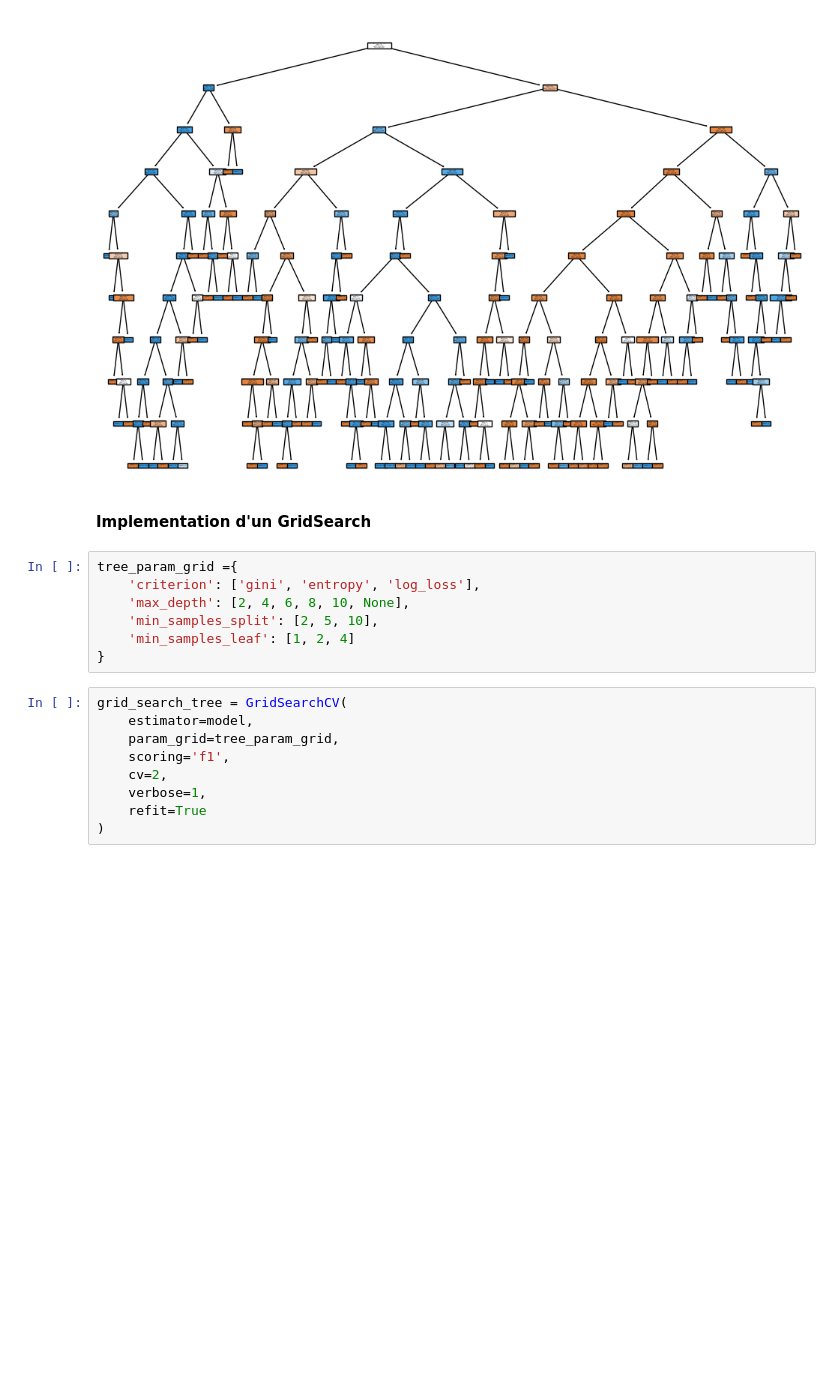
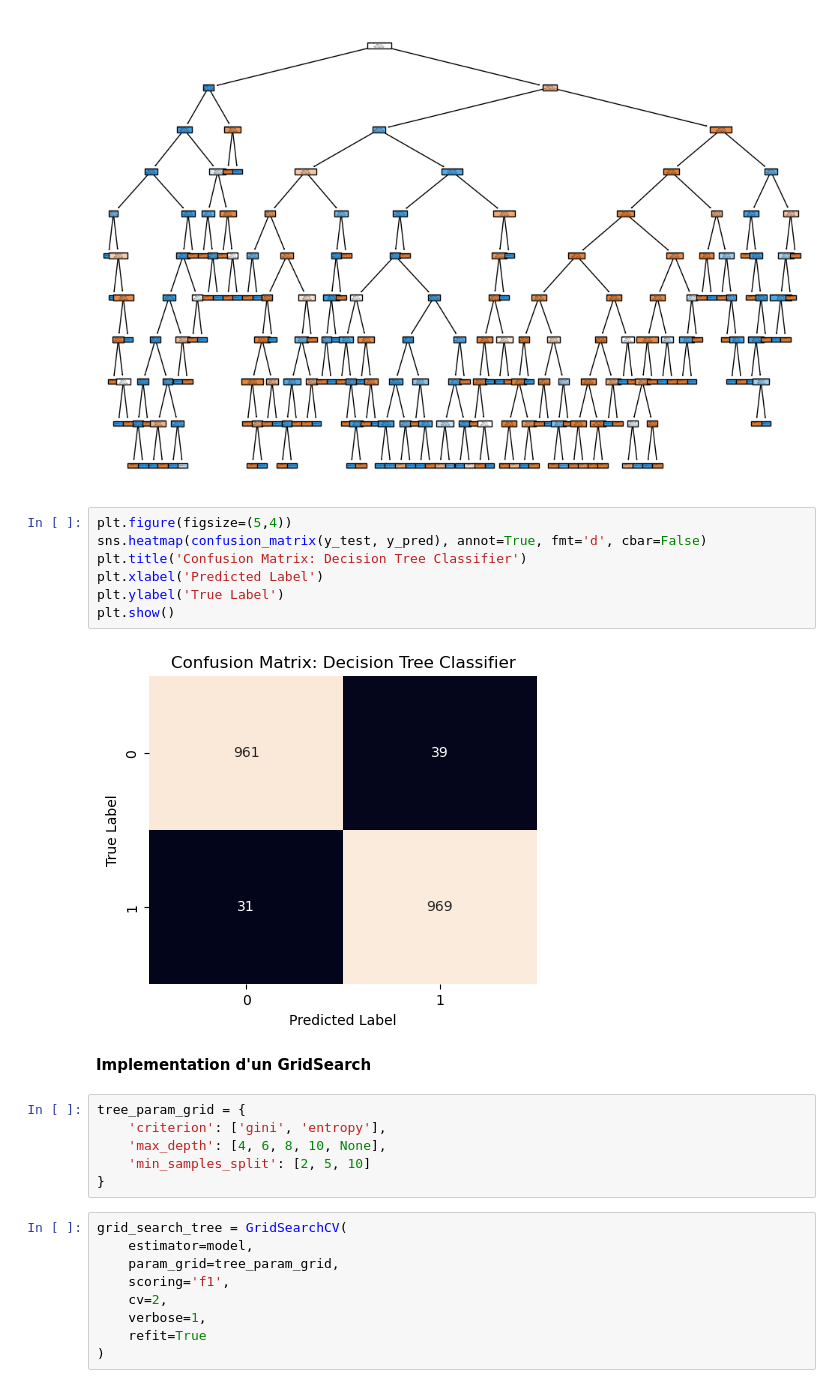
Before and after one commit to limeen298/Projet-Machine-Learning, a Jupyter notebook: Data_analysis.ipynb, the cells around one changed output. Cells and saved outputs as stored; diff of their text form; blank space fills up the shorter version.

```diff
--- a/Data_analysis.ipynb
+++ b/Data_analysis.ipynb
@@ -158,14 +202,22 @@ tree.plot_tree(model, filled=True, feature_names=X.columns, class_names=["Legiti
 plt.show()
 # %% [output]
 [figure]
+# %%
+plt.figure(figsize=(5,4))
+sns.heatmap(confusion_matrix(y_test, y_pred), annot=True, fmt='d', cbar=False)
+plt.title('Confusion Matrix: Decision Tree Classifier')
+plt.xlabel('Predicted Label')
+plt.ylabel('True Label')
+plt.show()
+# %% [output]
+[figure, added]
 # %% [markdown]
 **Implementation d'un GridSearch**
 # %%
-tree_param_grid ={
-    'criterion': ['gini', 'entropy', 'log_loss'],
-    'max_depth': [2, 4, 6, 8, 10, None],
-    'min_samples_split': [2, 5, 10],
-    'min_samples_leaf': [1, 2, 4]
+tree_param_grid = {
+    'criterion': ['gini', 'entropy'],
+    'max_depth': [4, 6, 8, 10, None],
+    'min_samples_split': [2, 5, 10]
 }
 # %%
 grid_search_tree = GridSearchCV(
```
Also changed, not shown: parts of 14 cells of this notebook.
